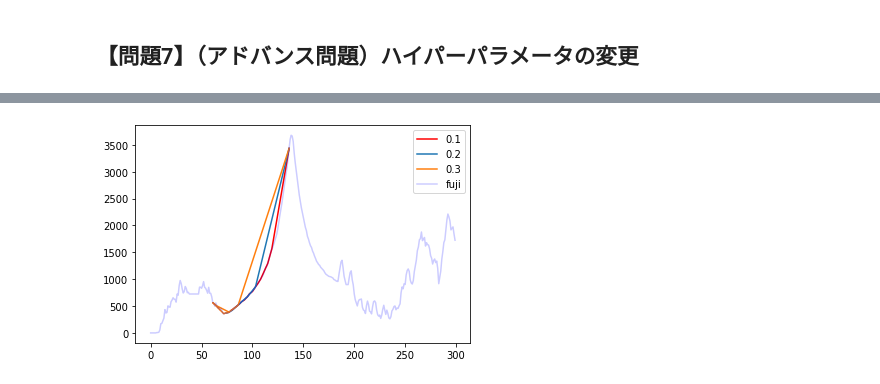
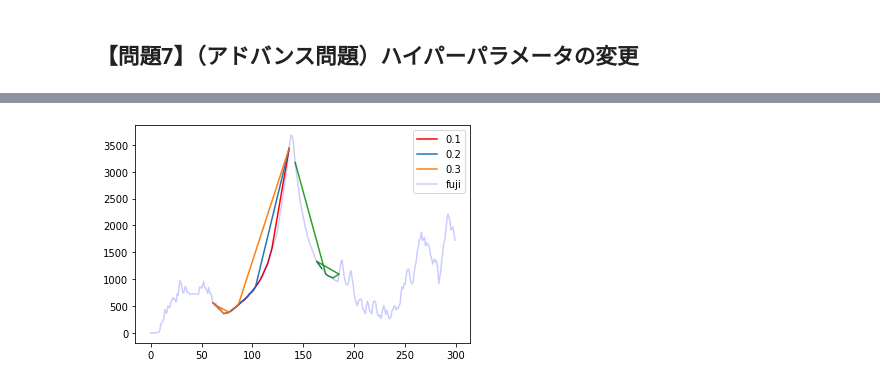
Before and after one commit to satomi23/diveintocode-ml, a Jupyter notebook: week2-2.ipynb, the cells around one changed output, grey strips where cells are left out. Saved outputs shown, nothing was run; the diff lists cells and outputs as text; code cells hidden in the pictures.

```diff
--- a/week2-2.ipynb
+++ b/week2-2.ipynb
@@ -238,0 +318,3 @@ print(type(some_data_list))
+# %%
+some_data_list = conpute_some_n_fuji_s()
+print(some_data_list)
@@ -278,9 +361,9 @@ plt.show()
 ## 【問題6】初期値の変更
 # %%
 #今いる時点を136から142に変更
-gezan_list_142  = gezan(142)
+gezan_list_142  = gezan_s(142)
 print(gezan_list_142)
-some_data_list_142 = conpute_some_n_fuji(3,[gezan_list_142])
+some_data_list_142 = conpute_some_n_fuji_s(3,gezan_list_142)
 print(some_data_list_142)
 # %% [output]
 [142, 172, 175, 176, 177, 179, 185, 163, 168]
@@ -361,27 +442,27 @@ gezan_hyper(136,0.1)
 # %%
 # 136の時点からhyperパラメータを0.1に変更
 gezan_list_136_01  = gezan_hyper(136,0.1)
-some_data_list_136_01 = conpute_some_n_fuji(3,[gezan_list_136_01])
+some_data_list_136_01 = conpute_some_n_fuji_s(3,gezan_list_136_01)
 
 x_136_01 = np.array(gezan_list_136_01)
 y_136_01 = np.array(some_data_list_136_01)
 # %%
 # 136の時点からhyperパラメータを0.3に変更
 gezan_list_136_03  = gezan_hyper(136,0.3)
-some_data_list_136_03 = conpute_some_n_fuji(3,[gezan_list_136_03])
+some_data_list_136_03 = conpute_some_n_fuji_s(3,gezan_list_136_03)
 
 x_136_03 = np.array(gezan_list_136_03)
 y_136_03 = np.array(some_data_list_136_03)
 # %%
 # ハイパーパラメータ「0.1,0.2,0.3で変化を比較」
-plt.plot(x_136_01[:],y_136_01.T[:,0],label="0.1",color="r")
-plt.plot(x[:],y.T[:,0],label="0.2")
-plt.plot(x_136_03[:],y_136_03.T[:,0],label="0.3")
-#plt.plot(x_142[:],y_142.T[:,0])
+plt.plot(x_136_01,y_136_01,label="0.1",color="r")
+plt.plot(x,y,label="0.2")
+plt.plot(x_136_03,y_136_03,label="0.3")
+plt.plot(x_142,y_142)
 plt.plot(fuji[:, 0], fuji[:, 3],label="fuji",color="b",alpha=0.2)
 plt.legend()
 plt.show()
 # %% [output]
-[figure, old version]
+[figure, new version]
 # %%
 ##
```
Also changed, not shown: parts of 25 cells of this notebook.
